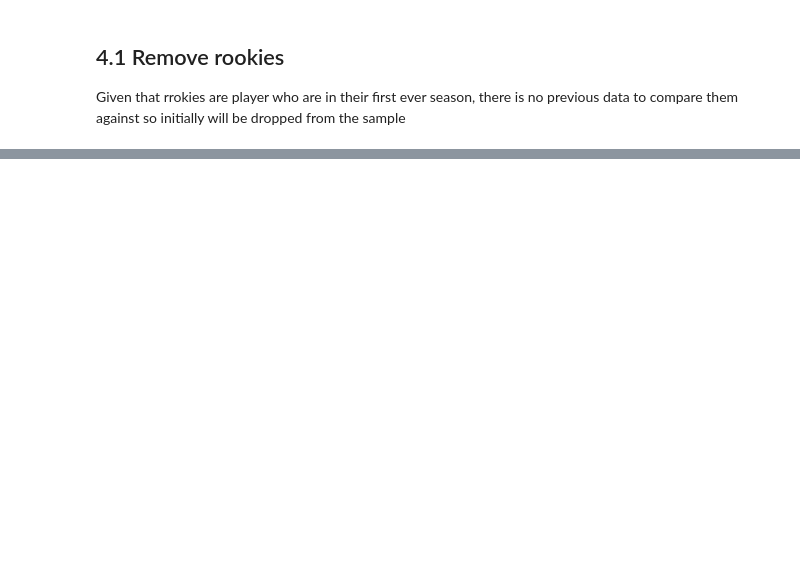
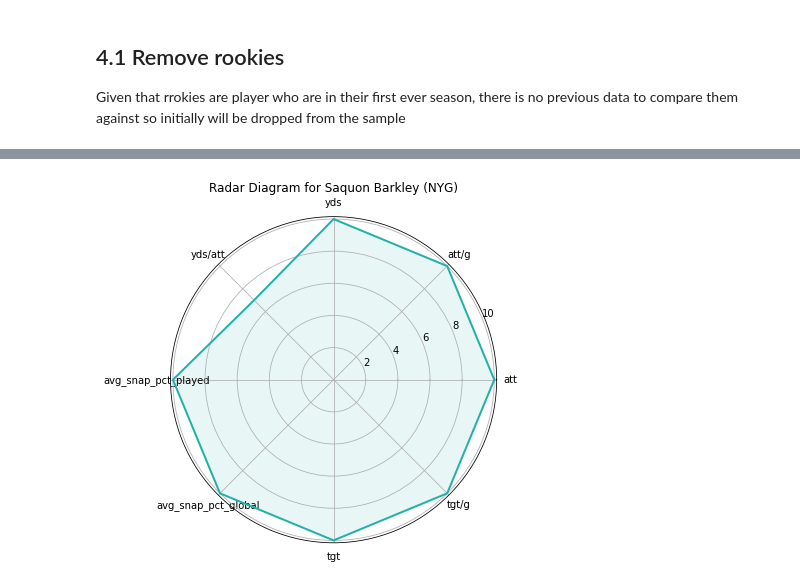
Before and after one commit to kevinmiguel97/Fantasy-Football-, a Jupyter notebook: Notebook.ipynb, the cells around one changed output, grey strips where cells are left out. Cells and saved outputs as stored; diff of their text form; code cells hidden in the pictures; blank space fills up the shorter version.

```diff
--- a/Notebook.ipynb
+++ b/Notebook.ipynb
@@ -574,0 +591,10 @@ dtype: int64
+# %%
+# Create att per game
+df_rb_22['att/g'] = df_rb_22['att'] / df_rb_22['g']
+
+# Create score for att
+df_scores_rb_22 = merge_score(df_rb_22, df_scores_rb_22, 'att')
+
+df_scores_rb_22 = merge_score(df_rb_22, df_scores_rb_22, 'att/g')
+
+df_scores_rb_22.head()
@@ -574,0 +610,9 @@ dtype: int64
+# %%
+# Create att per game
+df_rb_22['yds/att'] = df_rb_22['yds'] / df_rb_22['att']
+
+df_scores_rb_22 = merge_score(df_rb_22, df_scores_rb_22, 'yds')
+
+df_scores_rb_22 = merge_score(df_rb_22, df_scores_rb_22, 'yds/att')
+
+df_scores_rb_22.head()
@@ -574,0 +628,6 @@ dtype: int64
+# %%
+df_scores_rb_22 = merge_score(df_rb_22, df_scores_rb_22, 'avg_snap_pct_played')
+
+df_scores_rb_22 = merge_score(df_rb_22, df_scores_rb_22, 'avg_snap_pct_global')
+
+df_scores_rb_22.head()
@@ -574,0 +643,10 @@ dtype: int64
+# %%
+# Create tgts per game
+
+df_rb_22['tgt/g'] = df_rb_22['tgt'] / df_rb_22['g']
+
+df_scores_rb_22 = merge_score(df_rb_22, df_scores_rb_22, 'tgt')
+
+df_scores_rb_22 = merge_score(df_rb_22, df_scores_rb_22, 'tgt/g')
+
+df_scores_rb_22.head()
@@ -574,0 +660,4 @@ dtype: int64
+# %%
+create_radar_diagram(df_scores_rb_22, 'Saquon Barkley', 'NYG')
+# %% [output]
+[figure, added]
```
Also changed, not shown: parts of 20 cells of this notebook.
